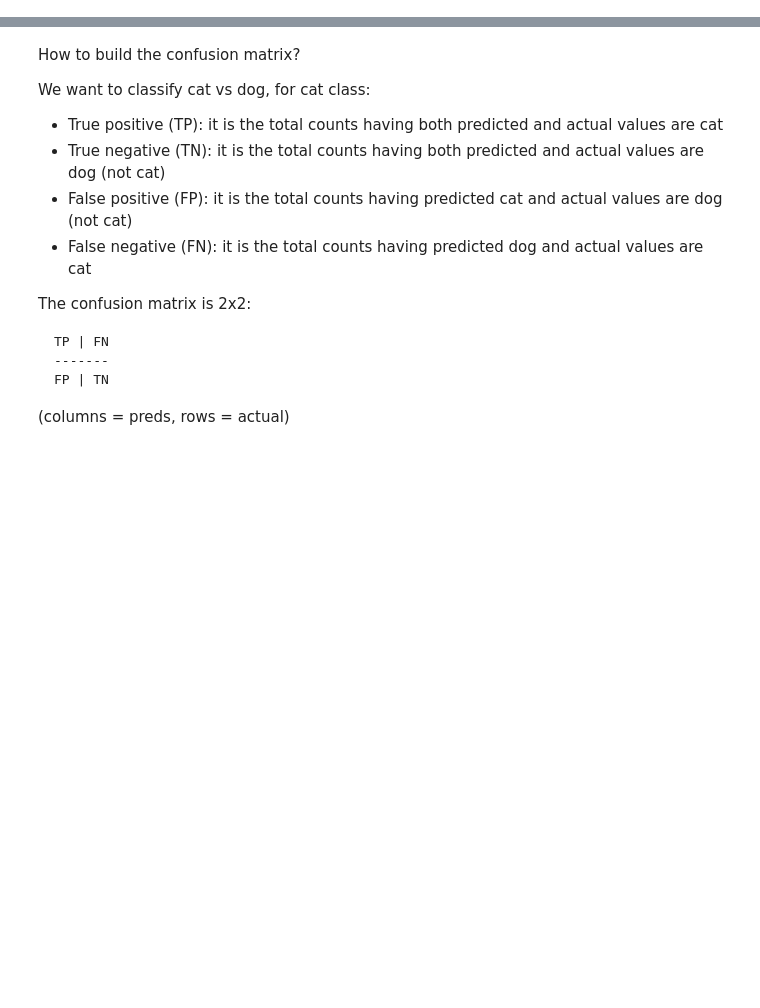
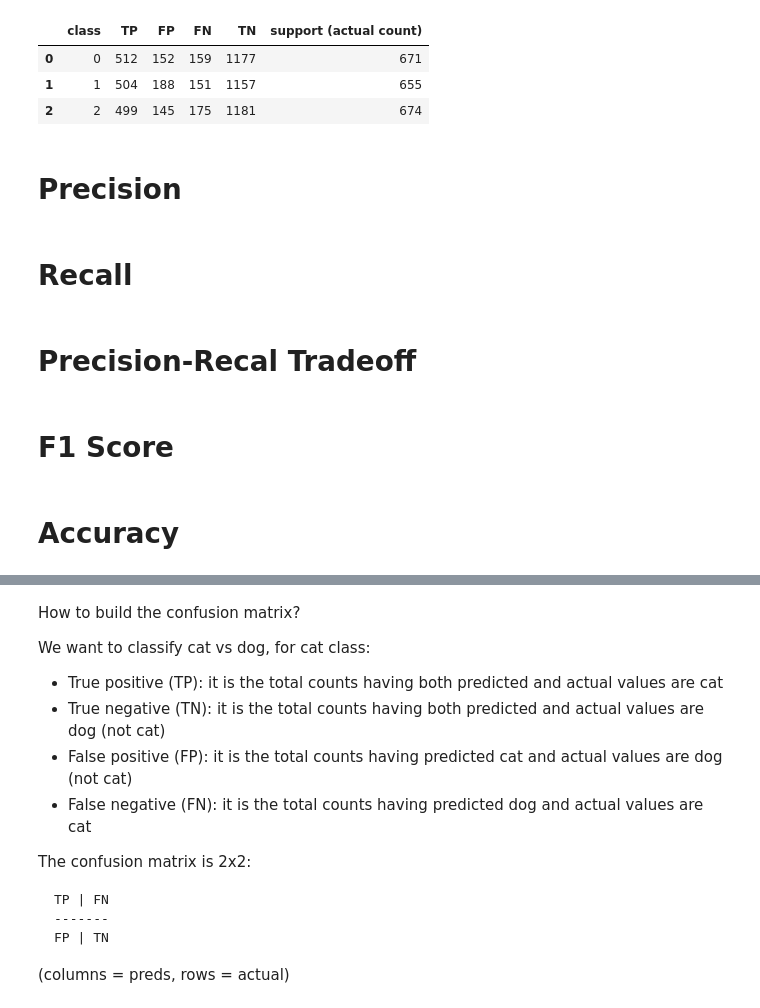
Before and after one commit to wegolletz/Machine-Learning, a Jupyter notebook: notebooks/02_confusion_matrix.ipynb, the cells around one changed output, grey strips where cells are left out. Saved outputs shown, nothing was run; the diff lists cells and outputs as text; code cells hidden in the pictures; blank space fills up the shorter version.

```diff
--- a/notebooks/02_confusion_matrix.ipynb
+++ b/notebooks/02_confusion_matrix.ipynb
@@ -17,0 +68,38 @@ import matplotlib.pyplot as plt
+# %%
+# --- Balanced Case ---
+K = 3
+N = 2000
+
+pi_balanced = make_class_probs(K, kind="balanced")
+P_generic = make_transition_matrix(K, diag_acc=0.75)
+
+y_true_A, y_pred_A = simulate_labels(N, K, pi_balanced, P_generic, seed=0)
+
+print("pi_balanced:", pi_balanced)
+print("P_generic:\n", P_generic)
+print("Expected accuracy:", expected_accuracy(pi_balanced, P_generic))
+
+# --- Imbalanced Case ---
+pi_imbalanced = make_class_probs(K, kind="imbalanced", imbalance=[0.80, 0.15, 0.05])
+
+y_true_B, y_pred_B = simulate_labels(N, K, pi_imbalanced, P_generic, seed=0)
+
+print("\npi_imbalanced:", pi_imbalanced)
+print("Expected accuracy:", expected_accuracy(pi_imbalanced, P_generic))
+
+# --- Structures Confusion ---
+# class 2 often mistaken for class 1
+structure = {
+    (2, 1): 0.20  # true=2 -> pred=1 with prob 0.20
+}
+
+P_structured = make_transition_matrix(K, diag_acc=0.75, structure=structure)
+y_true_C, y_pred_C = simulate_labels(N, K, pi_balanced, P_structured, seed=0)
+
+print("\nP_structured:\n", P_structured)
+print("Expected accuracy:", expected_accuracy(pi_balanced, P_structured))
+
+print("\n#########\nSanity Check")
+print("Empirical acc A:", empirical_accuracy(y_true_A, y_pred_A))
+print("Empirical acc B:", empirical_accuracy(y_true_B, y_pred_B))
+print("Empirical acc C:", empirical_accuracy(y_true_C, y_pred_C))
@@ -17,0 +165,18 @@ import matplotlib.pyplot as plt
+# %%
+ovr_df = get_TP_FP_FN_TN(cm_A)
+ovr_df
+# %% [output]
+|  | class | TP | FP | FN | TN | support (actual count) |
+| 0 | 0 | 512 | 152 | 159 | 1177 | 671 |
+| 1 | 1 | 504 | 188 | 151 | 1157 | 655 |
+| 2 | 2 | 499 | 145 | 175 | 1181 | 674 |
+# %% [markdown]
+# Precision
+# %% [markdown]
+# Recall
+# %% [markdown]
+# Precision-Recal Tradeoff
+# %% [markdown]
+# F1 Score
+# %% [markdown]
+# Accuracy
```
Also changed, not shown: parts of 19 cells of this notebook, 1 other file.
